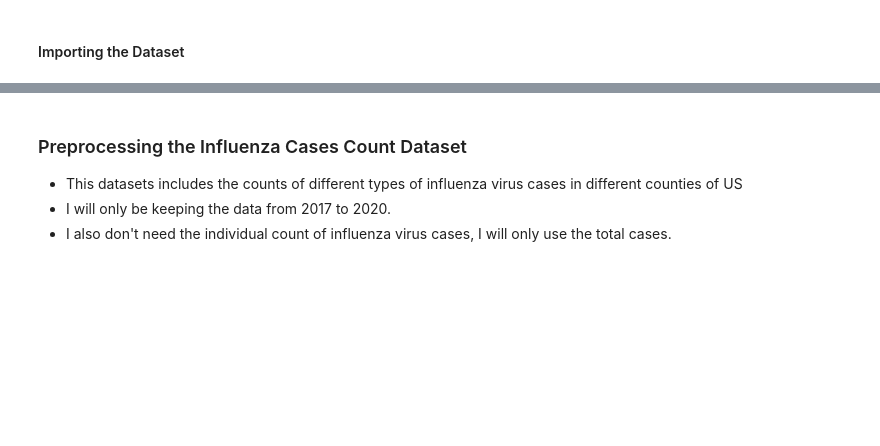
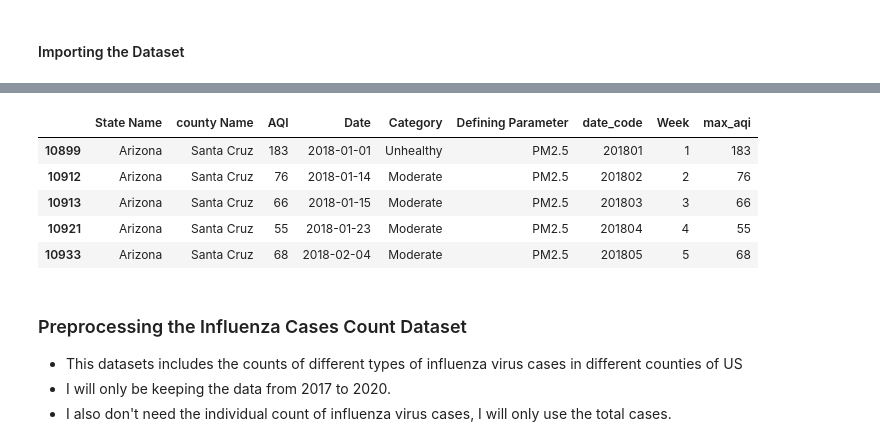
Before and after one commit to abdullahpichoo/GeoSpatialAnalysis-AQI-Impact-on-Public-Health, a Jupyter notebook: Project.ipynb, the cells around one changed output, grey strips where cells are left out. Drawn from its saved outputs; the diff is of its cells as text; code cells hidden in the pictures; blank space fills up the shorter version.

```diff
--- a/Project.ipynb
+++ b/Project.ipynb
@@ -173,5 +167,3 @@ cx.add_basemap(axs, crs=usa_counties.crs, source=cx.providers.CartoDB.Voyager)
 - I will aggregate the daily AQI values into weekly values
 # %% [markdown]
 #### Importing the Dataset
-# %%
-aqi_df = gp.read_file("./Datasets/AQI Dataset by County/daily_aqi_by_county_2017.csv")
@@ -187,2 +169,0 @@ aqi_df.tail()
-# %%
-aqi_df = aqi_df.loc[aqi_df["county Name"] == usa_counties["NAME"]]
@@ -191,3 +188,43 @@ ValueError: Can only compare identically-labeled Series objects
+# %%
+def daily_to_weekly_processing(aqi_df):
+    # Dropping unnecessary columns
+    aqi_df = aqi_df.loc[aqi_df["county Name"].isin(usa_counties["NAME"])]
+    aqi_df = aqi_df[
+        ["State Name", "county Name", "AQI", "Date", "Category", "Defining Parameter"]
+    ]
+
+    # Convert Date column to datetime type
+    aqi_df["Date"] = pd.to_datetime(aqi_df["Date"])
+
+    # Add a new column called 'date_code' that maps each date to its corresponding week number
+    aqi_df["date_code"] = aqi_df["Date"].apply(
+        lambda x: (x.strftime("%Y") + "{:02d}".format(x.week))
+    )
+
+    # Add a new column called 'Week' that maps each date to its corresponding week number
+    aqi_df["Week"] = aqi_df["Date"].dt.week
+
+    # Calculate maximum AQI for each week and save in new column
+    aqi_df["max_aqi"] = aqi_df.groupby(["county Name", "Week"])["AQI"].transform(max)
+
+    # Filtering dataframe to keep only rows with maximum AQI value for each week
+    aqi_df = aqi_df[aqi_df["AQI"] == aqi_df["max_aqi"]]
+
+    return aqi_df
+# %%
+aqi_df_2017 = daily_to_weekly_processing(aqi_df_2017)
+aqi_df_2018 = daily_to_weekly_processing(aqi_df_2018)
+aqi_df_2019 = daily_to_weekly_processing(aqi_df_2019)
+aqi_df_2020 = daily_to_weekly_processing(aqi_df_2020)
+# %%
+aqi_df_2018.head()
+# %% [output]
+|  | State Name | county Name | AQI | Date | Category | Defining Parameter | date_code | Week | max_aqi |
+| 10899 | Arizona | Santa Cruz | 183 | 2018-01-01 | Unhealthy | PM2.5 | 201801 | 1 | 183 |
+| 10912 | Arizona | Santa Cruz | 76 | 2018-01-14 | Moderate | PM2.5 | 201802 | 2 | 76 |
+| 10913 | Arizona | Santa Cruz | 66 | 2018-01-15 | Moderate | PM2.5 | 201803 | 3 | 66 |
+| 10921 | Arizona | Santa Cruz | 55 | 2018-01-23 | Moderate | PM2.5 | 201804 | 4 | 55 |
+| 10933 | Arizona | Santa Cruz | 68 | 2018-02-04 | Moderate | PM2.5 | 201805 | 5 | 68 |
 # %% [markdown]
 ### Preprocessing the Influenza Cases Count Dataset
 
```
Also changed, not shown: parts of 12 cells of this notebook, 7 other files.
